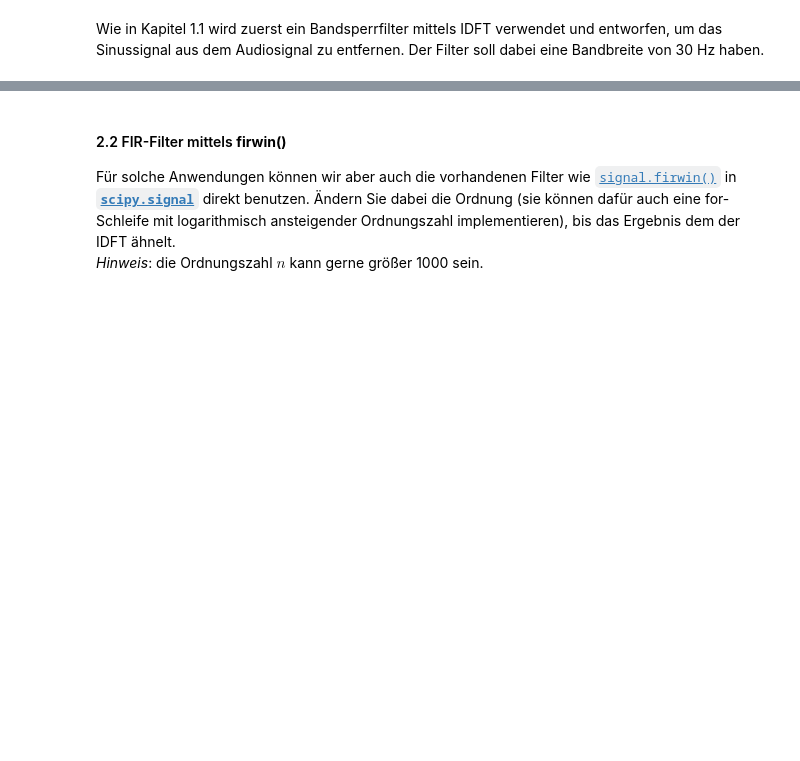
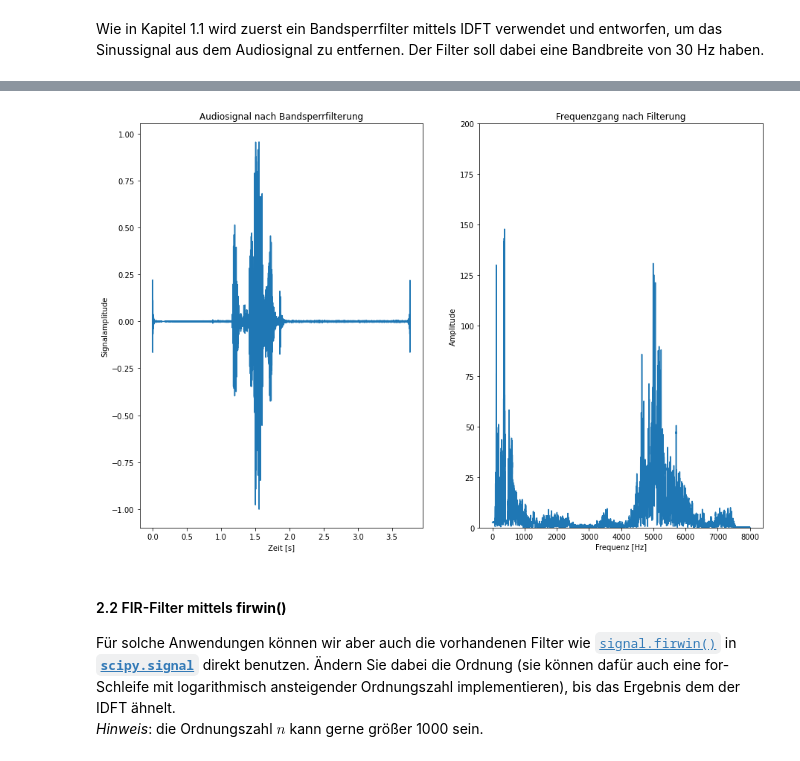
Before and after one commit to TUD-STKS/tud-sv, a Jupyter notebook: Thema-1-Filter/1.3 - Anwendungsbeispiel.ipynb, the cells around one changed output, grey strips where cells are left out. Drawn from its saved outputs; the diff is of its cells as text; code cells hidden in the pictures; blank space fills up the shorter version.

```diff
--- a/Thema-1-Filter/1.3 - Anwendungsbeispiel.ipynb
+++ b/Thema-1-Filter/1.3 - Anwendungsbeispiel.ipynb
@@ -483,27 +497,30 @@ plt.subplots_adjust(left=0.1, right=2, top=0.9)
 # %%
 # Filterung
 corruptedAudioSignal_filtered = signal.convolve(corruptedAudioSignal, filterKernel, 'same') # Faltung
 corruptedAudioSignal_filtered_fft = fftpack.fft(corruptedAudioSignal_filtered)
 
 # Plot
+fPlot_Hz = np.linspace(0, fs_Hz, signalLength)
 plt.subplot(121)
 plt.title('Audiosignal nach Bandsperrfilterung')
 plt.xlabel('Zeit [s]')
 plt.ylabel('Signalamplitude')
 plt.plot(t_s, corruptedAudioSignal_filtered)
 plt.subplot(122)
 plt.title('Frequenzgang nach Filterung')
 plt.xlabel('Frequenz [Hz]')
 plt.ylabel('Amplitude')
 plt.ylim(0, 200)
-plt.plot(np.abs(corruptedAudioSignal_filtered_fft[:L//2]))
+plt.plot(fPlot_Hz[:signalLength//2], np.abs(corruptedAudioSignal_filtered_fft[:signalLength//2]))
 plt.gcf().set_size_inches(15, 10)
 plt.show()
 
 # Abspielen
 sound = (corruptedAudioSignal_filtered * (2**15 - 1) / np.max(np.abs(corruptedAudioSignal_filtered))).astype(np.int16)
 play_obj = sa.play_buffer(sound, 1, 2, fs_Hz)
 play_obj.wait_done()
+# %% [output]
+[figure, added]
 # %% [markdown]
 #### 2.2 FIR-Filter mittels __firwin()__
 Für solche Anwendungen können wir aber auch die vorhandenen Filter wie [`signal.firwin()`](https://docs.scipy.org/doc/scipy/reference/generated/scipy.signal.firwin.html) in __[`scipy.signal`](https://docs.scipy.org/doc/scipy/reference/signal.html)__ direkt benutzen. Ändern Sie dabei die Ordnung (sie können dafür auch eine for-Schleife mit logarithmisch ansteigender Ordnungszahl implementieren), bis das Ergebnis dem der IDFT ähnelt. <br> _Hinweis_: die Ordnungszahl $n$ kann gerne größer 1000 sein.
```
Also changed, not shown: parts of 7 cells of this notebook.
